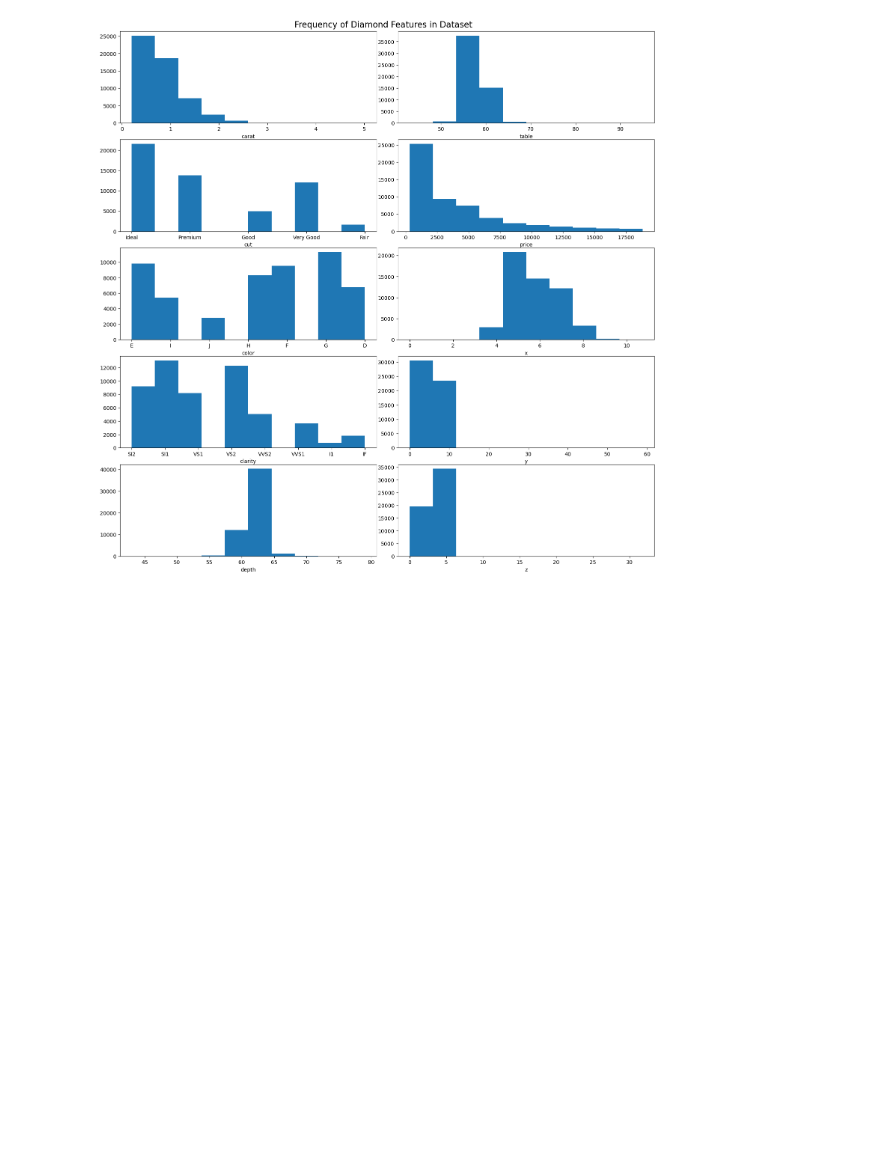
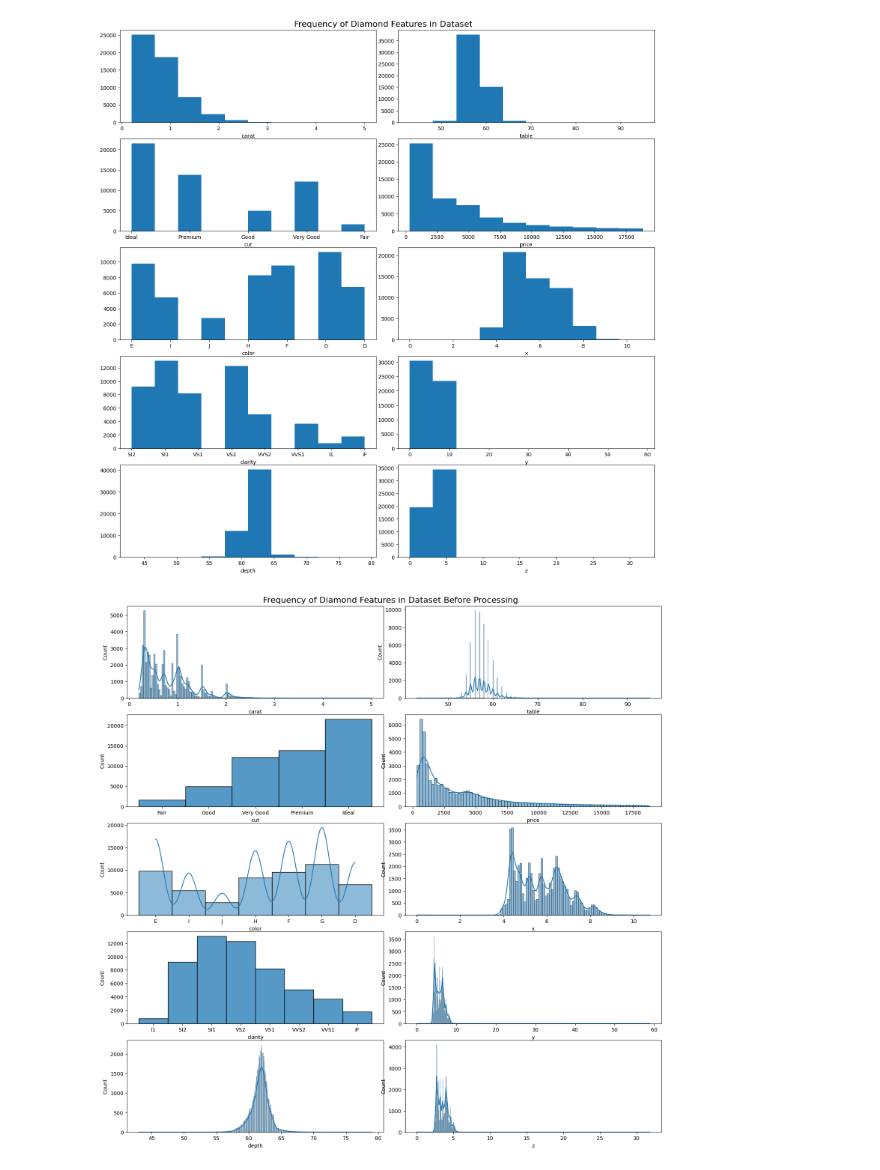
Before and after one commit to thewrigman/Diamond-characteristics-ece219, a Jupyter notebook: src/dataset.ipynb, the cells around one changed output. Cells and saved outputs as stored; diff of their text form; code cells hidden in the pictures; blank space fills up the shorter version.

Commit message:
data processed

```diff
--- a/src/dataset.ipynb
+++ b/src/dataset.ipynb
@@ -84,6 +82,26 @@ for x in df.columns:
     i+=1
 # %% [output]
 [figure]
+# %%
+numRows = len(df.columns)//2
+fig, axs = plt.subplots(numRows, 2)
+fig.set_figheight(15)
+fig.set_figwidth(15)
+fig.suptitle("Frequency of Diamond Features in Dataset Before Processing",fontsize=16)
+fig.tight_layout()
+i=0
+j=0
+for x in df.columns:
+    if i == numRows:
+        j=1
+
+    sns.histplot(data= df[x], ax=axs[i-numRows*j,j], \
+                 kde= not pd.api.types.is_categorical_dtype(df[x]), \
+                    )
+    axs[i-numRows*j,j].set_xlabel(x)
+    i+=1
+# %% [output]
+[figure, added]
 # %%
 cutLabels = ["Fair","Good","Very Good", "Premium", "Ideal"]
 clarityLabels = ["I1","SI2","SI1","VS2","VS1","VVS2","VVS1","IF"]
```
Also changed, not shown: parts of 11 cells of this notebook, 13 other files.
